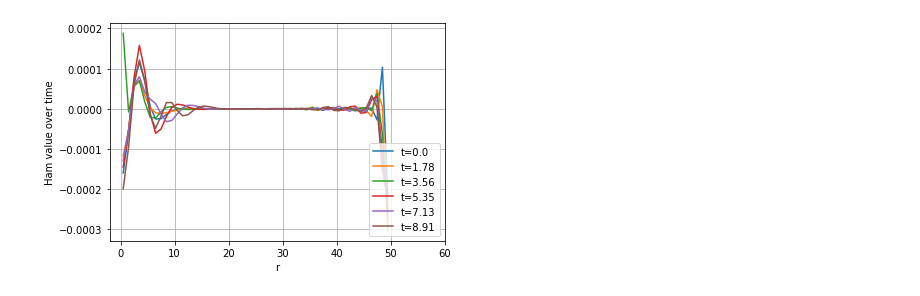
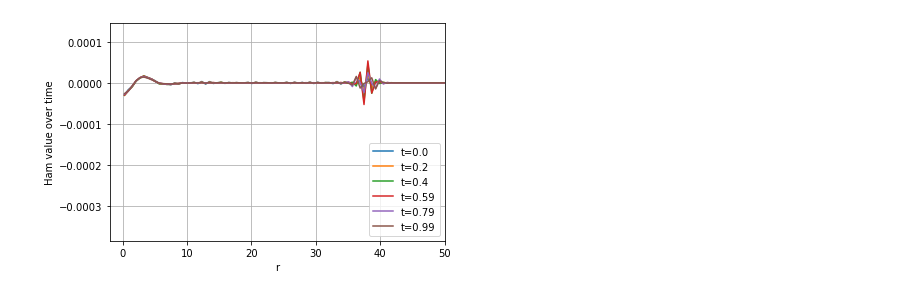
Before and after one commit to GRTLCollaboration/engrenage, a Jupyter notebook: BabyGRChombo.ipynb, the cells around one changed output. Cells and saved outputs as stored; diff of their text form; code cells hidden in the pictures.

```diff
--- a/BabyGRChombo.ipynb
+++ b/BabyGRChombo.ipynb
@@ -49,39 +50,28 @@ plt.grid()
 # %%
-# for control of time integrator
-T = 9.0 # Maximum evolution time
+# for control of time integrator and spatial grid
+R = 60 # Maximum radius
+N_r = 100 # number of spatial points (evenly spaced)
+T = 1.0 # Maximum evolution time
 N_t = 101 # time resolution (only for outputs, not for integration)
-USE_ODEINT = False # odeint uses implicit python methods, turn off to use RK45
 
-# Work out dt and if using odeint add some additional controls
+# Work out dt and time spacing of outputs
 dt = T/N_t
 t = np.linspace(0, T-dt, N_t)
-max_dt = 0.1 * dx # Enforce courant condition
-min_dt = max_dt / 100
-max_steps = int(dt / min_dt) # Don't want tiny steps - give up if too small
 
-#solve for the solution
-if (USE_ODEINT):
-    solution = odeint(get_rhs, initial_vars_values, t, args=(0, 0),
-                      atol=1e-4, rtol=1e-3, hmin=min_dt, mxstep=max_steps)
-
-else:
-    # The solve_ivp routine allows one to choose the ODE solver
-    # To use it we need to change the syntax of the rhs function
-    # because solve_ivp assumes the rhs to be the form get_rhs(t_i, vars_vec)
-    # Rather than get_rhs(vars_vec, t_i) as in odeint
-    # So we use a lambda function to swap the first two arguments:
-    get_rhs_solve_ivp = lambda t_i, vars_vec, p, q: get_rhs(vars_vec, t_i, p, q)
-
-    # Call solve_ivp to use the RK45 solver
-    dense_solution = solve_ivp(get_rhs_solve_ivp, [0,T], initial_vars_values, args=(0, 0),
+# Solve for the solution using RK45 integration of the ODE
+# to make like (older) python odeint method use method='LSODA' instead
+# use tqdm package to track progress
+with tqdm(total=1000, unit="‰") as progress_bar:
+    dense_solution = solve_ivp(get_rhs, [0,T], initial_vars_values, args=(R, N_r, progress_bar, [0, T/1000]),
                          #atol=1e-5, rtol=1e-5,
                          method='RK45', dense_output=True)
 
-    # Interpolate the solution at the time points defined in myparams.py
-    solution = dense_solution.sol(t).T
+# Interpolate the solution at the time points defined in myparams.py
+solution = dense_solution.sol(t).T
 # %%
 # Plot a single point versus time
-
+num_ghosts = 3
+N = N_r + num_ghosts * 2
 var1 = idx_u
 var2 = idx_v
 
@@ -118,21 +108,21 @@ plt.grid()
 # %%
 # calculate the diagnostics, just the Hamiltonian constraint for now
-Ham = get_diagnostics(solution, t)
+r, Ham = get_diagnostics(solution, t, R, N_r)
 # %%
 # plot the profile for Ham at a selection of times
 
 for i, t_i in enumerate(t) :
     if (i < N_t) and (i % 20 == 0) :
         labelt = "t="+str(round(t_i,2))
         Ham_t = Ham[i]
         Ham_t = Ham_t[num_ghosts:(N-num_ghosts)]
         r_diagnostics = r[num_ghosts:(N-num_ghosts)]
         plt.plot(r_diagnostics, Ham_t, label=labelt)
 
 plt.legend(loc=4)
 plt.xlabel('r')
-plt.xlim(-2,60.0)
+plt.xlim(-2,50.0)
 plt.ylabel('Ham value over time')
 plt.grid()
 # %% [output]
-[figure, old version]
+[figure, new version]
```
Also changed, not shown: parts of 5 cells of this notebook, 13 other files.
